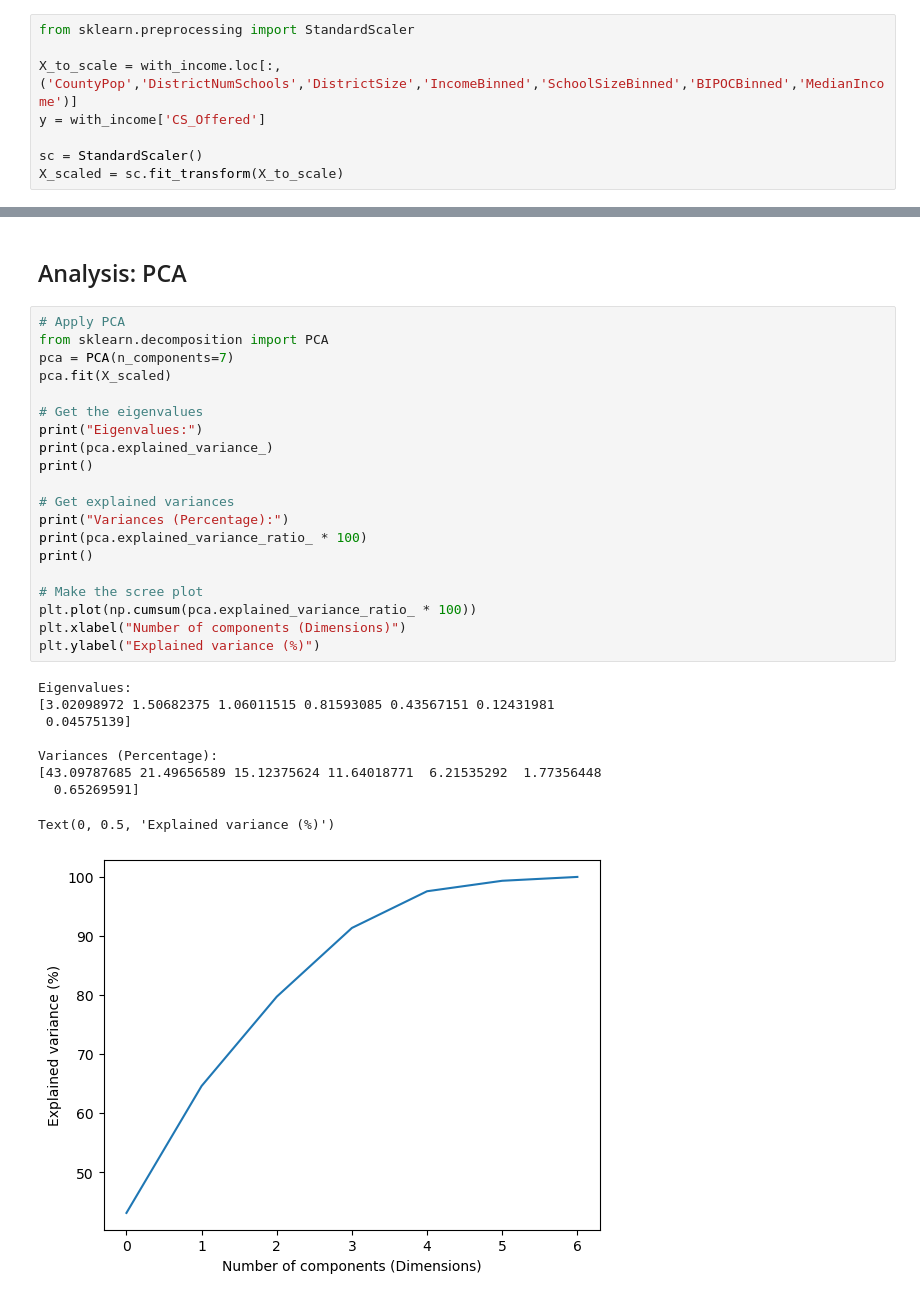
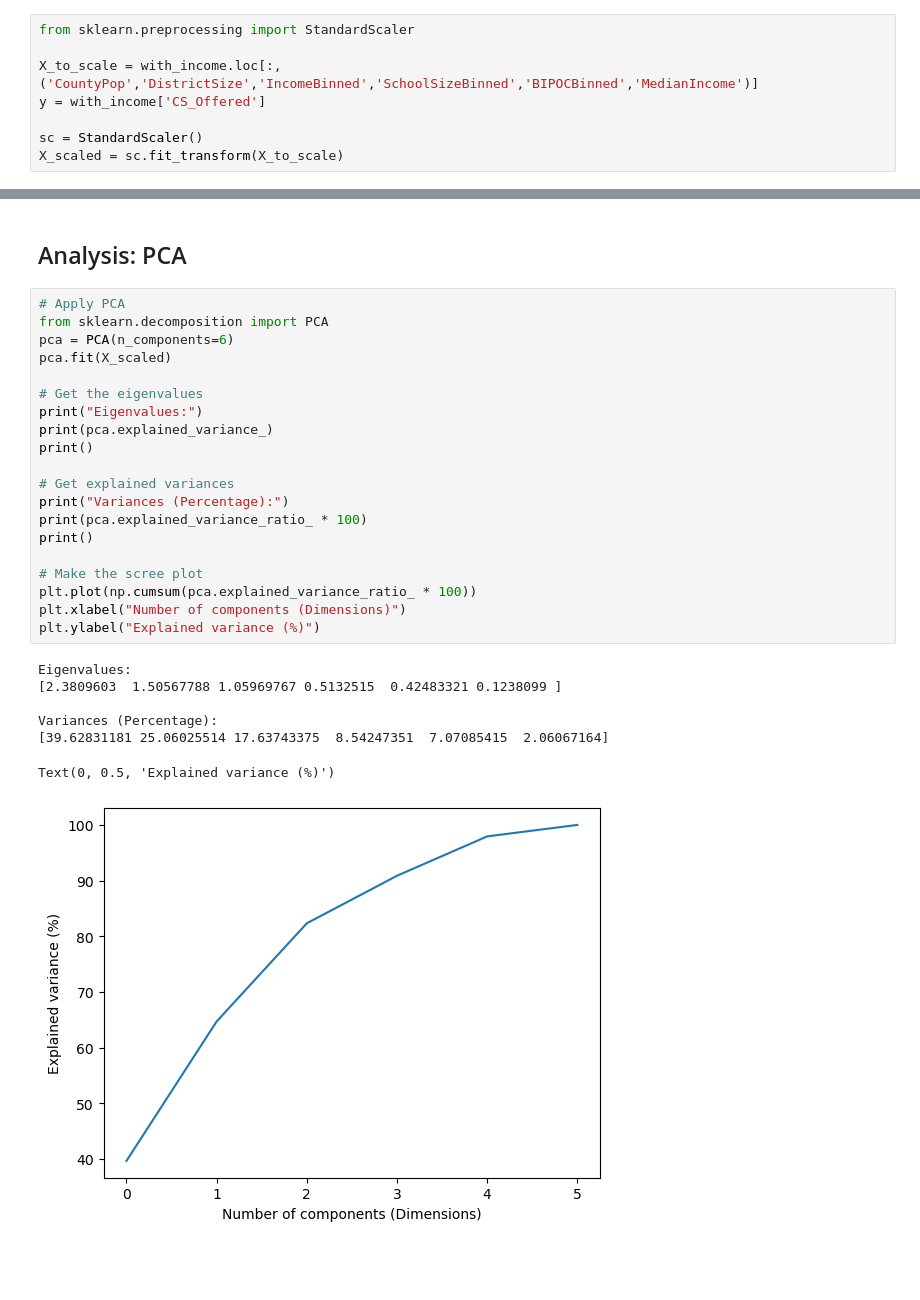
Before and after one commit to brinkbrink/WA_CS_v2, a Jupyter notebook: SchoolAnalysis.ipynb, the cells around one changed output, grey strips where cells are left out. Cells and saved outputs as stored; diff of their text form; blank space fills up the shorter version.

```diff
--- a/SchoolAnalysis.ipynb
+++ b/SchoolAnalysis.ipynb
@@ -299,7 +279,7 @@ Logistic regression and principal component analysis will benefit from standardi
 # %%
 from sklearn.preprocessing import StandardScaler
 
-X_to_scale = with_income.loc[:, ('CountyPop','DistrictNumSchools','DistrictSize','IncomeBinned','SchoolSizeBinned','BIPOCBinned','MedianIncome')]
+X_to_scale = with_income.loc[:, ('CountyPop','DistrictSize','IncomeBinned','SchoolSizeBinned','BIPOCBinned','MedianIncome')]
 y = with_income['CS_Offered']
 
 sc = StandardScaler()
@@ -689,30 +677,28 @@ The inaccuracy here may be due to the insufficient amount of data. Another possi
 # %%
 # Apply PCA
 from sklearn.decomposition import PCA
-pca = PCA(n_components=7)
+pca = PCA(n_components=6)
 pca.fit(X_scaled)
 
 # Get the eigenvalues
 print("Eigenvalues:")
 print(pca.explained_variance_)
 print()
 
 # Get explained variances
 print("Variances (Percentage):")
 print(pca.explained_variance_ratio_ * 100)
 print()
 
 # Make the scree plot
 plt.plot(np.cumsum(pca.explained_variance_ratio_ * 100))
 plt.xlabel("Number of components (Dimensions)")
 plt.ylabel("Explained variance (%)")
 # %% [output]
 Eigenvalues:
-[3.02098972 1.50682375 1.06011515 0.81593085 0.43567151 0.12431981
- 0.04575139]
+[2.3809603  1.50567788 1.05969767 0.5132515  0.42483321 0.1238099 ]
 
 Variances (Percentage):
-[43.09787685 21.49656589 15.12375624 11.64018771  6.21535292  1.77356448
-  0.65269591]
+[39.62831181 25.06025514 17.63743375  8.54247351  7.07085415  2.06067164]
 Text(0, 0.5, 'Explained variance (%)')
-[figure, old version]
+[figure, new version]
```
Also changed, not shown: parts of 76 cells of this notebook.
